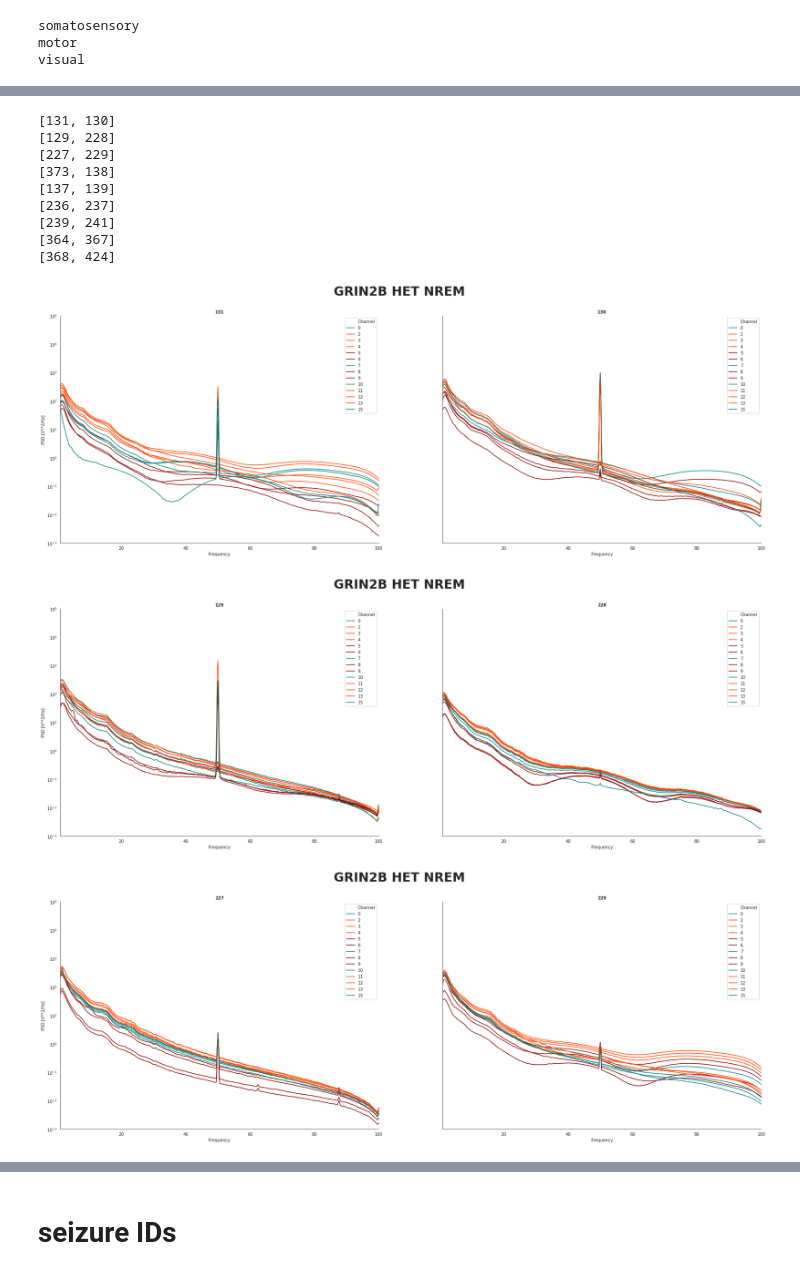
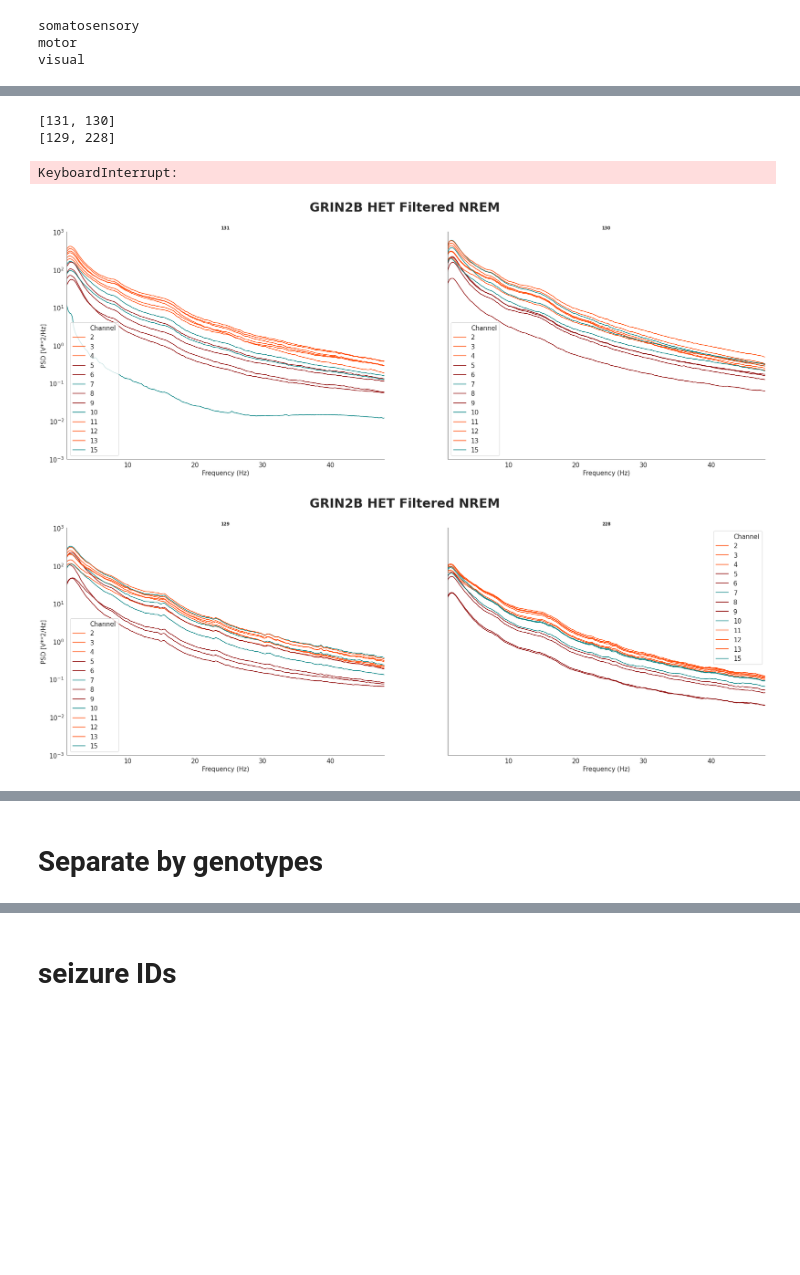
Before and after one commit to melissafasol/GRIN2B, a Jupyter notebook: notebooks/plotting_GRIN2B.ipynb, the cells around one changed output, grey strips where cells are left out. Cells and saved outputs as stored; diff of their text form; code cells hidden in the pictures; blank space fills up the shorter version.

```diff
--- a/notebooks/plotting_GRIN2B.ipynb
+++ b/notebooks/plotting_GRIN2B.ipynb
@@ -68,7 +68,7 @@ het_list_to_plot = []
 for id in range(0, len(GRIN_het_IDs)-1, 2):
     het_list_to_plot.append([int(GRIN_het_IDs[id]), int(GRIN_het_IDs[id + 1])])
 # %%
-os.chdir('/home/melissa/RESULTS/GRIN2B/Power/REM/')
-rem = pd.read_csv('baseline_REM_power.csv')
-os.chdir('/home/melissa/RESULTS/GRIN2B/Power/NREM/')
-non_rem = pd.read_csv('baseline_nonREM_power.csv')
+os.chdir('/home/melissa/RESULTS/GRIN2B/Power/NREM')
+nrem = pd.read_csv('NREM_filtered_data_old_algo.csv')
+#os.chdir('/home/melissa/RESULTS/GRIN2B/Power/NREM/')
+#non_rem = pd.read_csv('baseline_nonREM_power.csv')
@@ -116,0 +91,8 @@ non_rem['Genotype'] = genotype
+# %%
+channel_int = []
+for value in nrem['Channel']:
+    channel_int.append(int(value))
+# %%
+nrem = nrem.drop('Channel', axis = 1)
+# %%
+nrem['Channel'] = channel_int
@@ -137,16 +128,10 @@ plot_by_channel_region(harmonics_df, sleepstage = 'WAKE', save_path = save_path)
 # %%
 save_path = '/home/melissa/RESULTS/GRIN2B/Power/NREM'
-plot_by_animal(non_rem, genotype = 'GRIN2B HET', sleepstage = 'NREM', save_path = save_path, plots_list = het_list_to_plot, plotting_palette = colors_dict )
+plot_animals = PlottingGRIN2B()
+plot_animals.plot_by_animal(nrem, genotype = 'GRIN2B HET Filtered', sleepstage = 'NREM', save_path = save_path, plots_list = het_list_to_plot, plotting_palette = colors_dict )
 # %% [output]
 [131, 130]
 [129, 228]
-[227, 229]
-[373, 138]
-[137, 139]
-[236, 237]
-[239, 241]
-[364, 367]
-[368, 424]
+KeyboardInterrupt:
-[figure, old version]
+[figure, new version]
-[figure, old version]
+[figure, new version]
-[figure, removed]
@@ -158,0 +138,2 @@ plot_by_animal(non_rem, genotype = 'GRIN2B HET', sleepstage = 'NREM', save_path
+# %% [markdown]
+# Separate by genotypes
```
Also changed, not shown: parts of 13 cells of this notebook, 3 other files.
